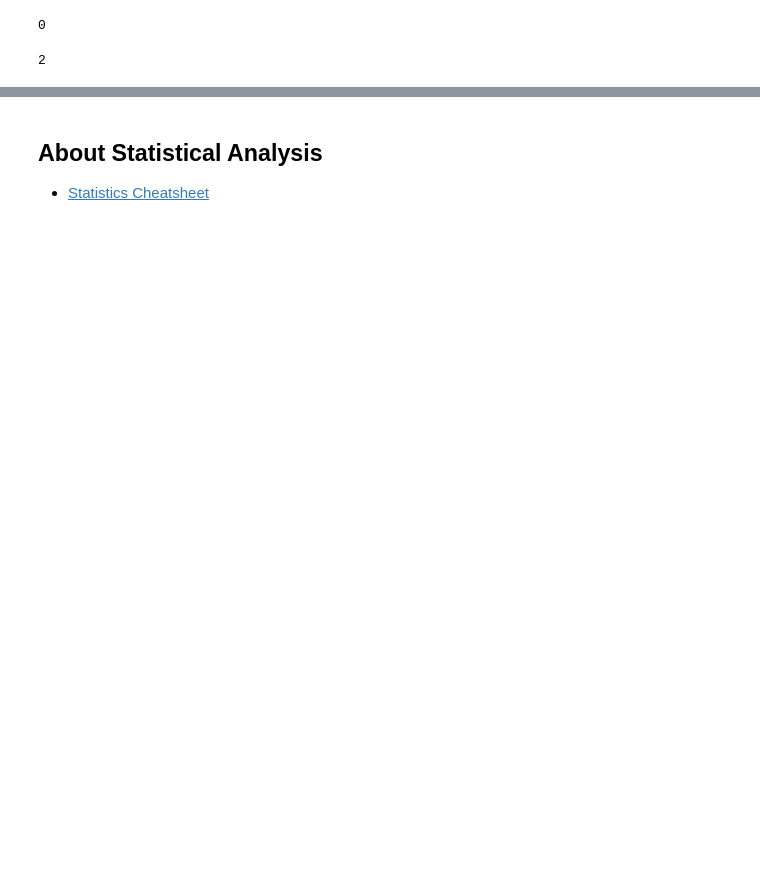
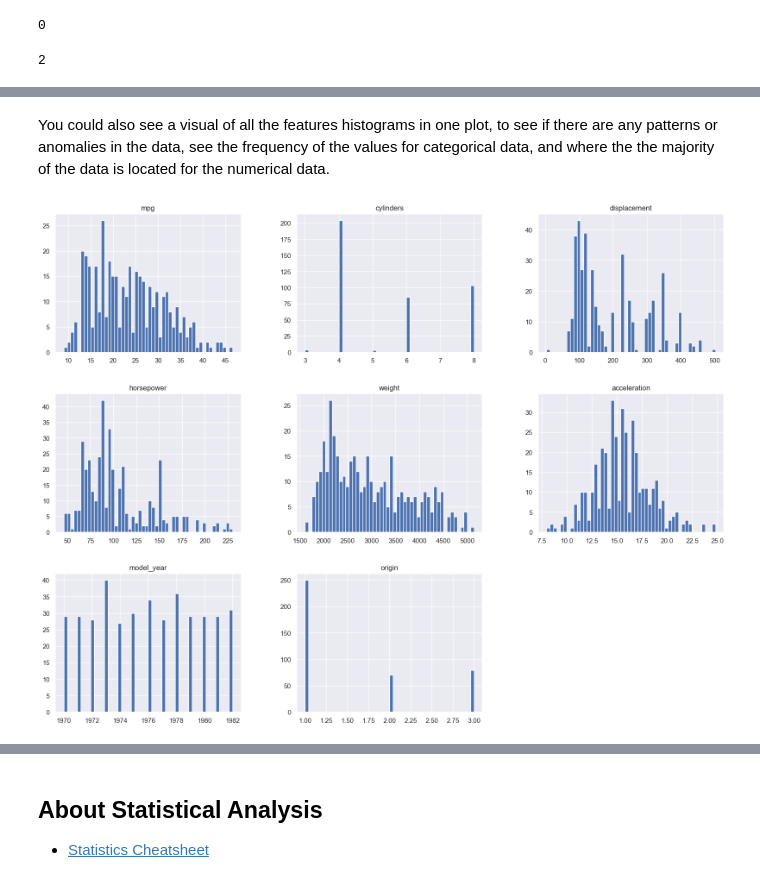
Before and after one commit to IT4063C/IT4063C.github.io, a Jupyter notebook: content/course-notes/6.eda/index.ipynb, the cells around one changed output, grey strips where cells are left out. Drawn from its saved outputs; the diff is of its cells as text; code cells hidden in the pictures; blank space fills up the shorter version.

```diff
--- a/content/course-notes/6.eda/index.ipynb
+++ b/content/course-notes/6.eda/index.ipynb
@@ -390,0 +516,3 @@ Let's do some examples of data cleaning.
+# %%
+# We can can then use those values to substitute the missing data. so we'll use the median value to fill the missing values in the horsepower column
+auto_mpg_df['horsepower'].fillna(auto_mpg_df['horsepower'].median(), inplace=True)
@@ -390,0 +534,11 @@ Let's do some examples of data cleaning.
+# %% [markdown]
+You could also see a visual of all the features histograms in one plot, to see if there are any patterns or anomalies in the data, see the frequency of the values for categorical data, and where the the majority of the data is located for the numerical data.
+# %%
+%matplotlib inline
+import matplotlib as mpl
+import matplotlib.pyplot as plt
+
+auto_mpg_df.hist(bins=50, figsize=(20,15))
+plt.show()
+# %% [output]
+[figure, added]
```
Also changed, not shown: parts of 47 cells of this notebook, 10 other files.
